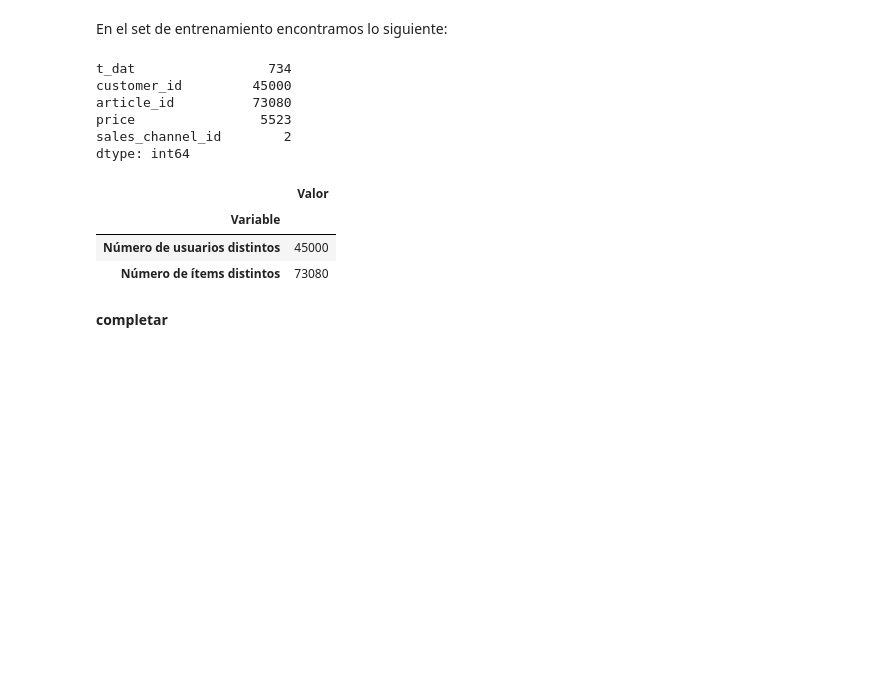
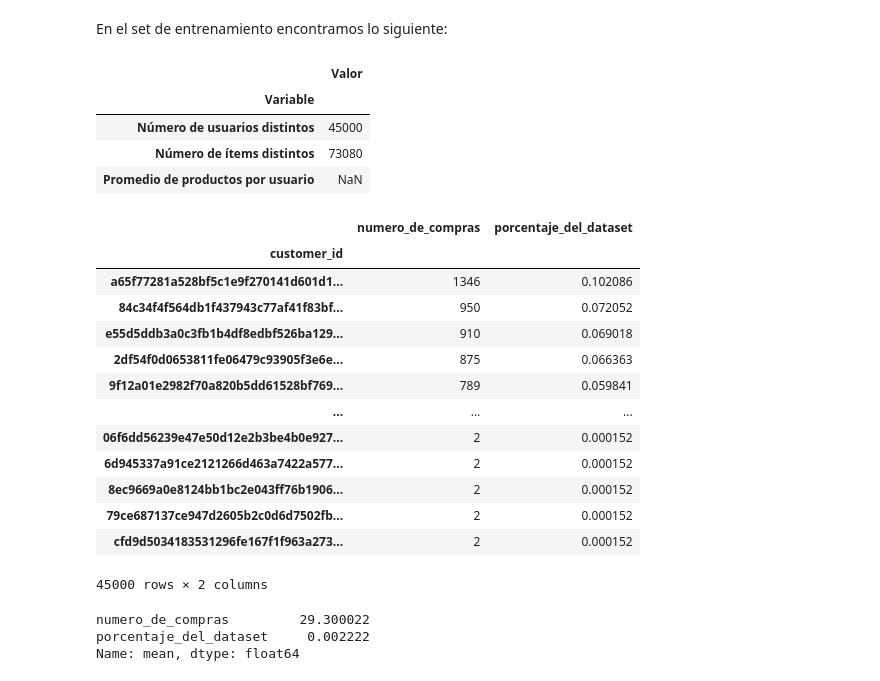
Before and after one commit to sebac820/tarea-1-recsys, a Jupyter notebook: Tarea.ipynb, the cells around one changed output. Saved outputs shown, nothing was run; the diff lists cells and outputs as text; code cells hidden in the pictures; blank space fills up the shorter version.

Commit message:
tabla resumen: productos por usuario

```diff
--- a/Tarea.ipynb
+++ b/Tarea.ipynb
@@ -154,26 +154,42 @@ Notamos que la mayor parte de los productos fueron comprados 1, 2 o 3 veces, mie
 ### Tabla resumen
 # %% [markdown]
 En el set de entrenamiento encontramos lo siguiente:
-# %%
-# Obtenemos los valores únicos:
-valores_unicos = train_set.nunique()
-valores_unicos
-# %% [output]
-t_dat                 734
-customer_id         45000
-article_id          73080
-price                5523
-sales_channel_id        2
-dtype: int64
 # %%
+# Obtenemos los valores únicos:
+valores_unicos = train_set.nunique()
 tabla_resumen = pd.DataFrame(index=pd.CategoricalIndex(data=[], name='Variable'), columns=['Valor'])
 tabla_resumen.loc['Número de usuarios distintos'] = valores_unicos['customer_id']
 tabla_resumen.loc['Número de ítems distintos'] = valores_unicos['article_id']
+# Obtenemos el promedio y desviación estándar de productos por usuarios:
+tabla_resumen.loc['Promedio de productos por usuario'] = numero_de_compras_por_usuario['numero_de_compras'].describe().loc['mean']
+# Visualizamos los resultados:
 tabla_resumen
 # %% [output]
 |  | Valor |
 | Variable |  |
 | Número de usuarios distintos | 45000 |
 | Número de ítems distintos | 73080 |
+| Promedio de productos por usuario | NaN |
-# %% [markdown]
-**completar**
+# %%
+numero_de_compras_por_usuario
+# %% [output]
+|  | numero_de_compras | porcentaje_del_dataset |
+| customer_id |  |  |
+| a65f77281a528bf5c1e9f270141d601d1... | 1346 | 0.102086 |
+| 84c34f4f564db1f437943c77af41f83bf... | 950 | 0.072052 |
+| e55d5ddb3a0c3fb1b4df8edbf526ba129... | 910 | 0.069018 |
+| 2df54f0d0653811fe06479c93905f3e6e... | 875 | 0.066363 |
+| 9f12a01e2982f70a820b5dd61528bf769... | 789 | 0.059841 |
+| ... | ... | ... |
+| 06f6dd56239e47e50d12e2b3be4b0e927... | 2 | 0.000152 |
+| 6d945337a91ce2121266d463a7422a577... | 2 | 0.000152 |
+| 8ec9669a0e8124bb1bc2e043ff76b1906... | 2 | 0.000152 |
+| 79ce687137ce947d2605b2c0d6d7502fb... | 2 | 0.000152 |
+| cfd9d5034183531296fe167f1f963a273... | 2 | 0.000152 |
+45000 rows × 2 columns
+# %%
+numero_de_compras_por_usuario.describe().loc['mean']
+# %% [output]
+numero_de_compras         29.300022
+porcentaje_del_dataset     0.002222
+Name: mean, dtype: float64
```
